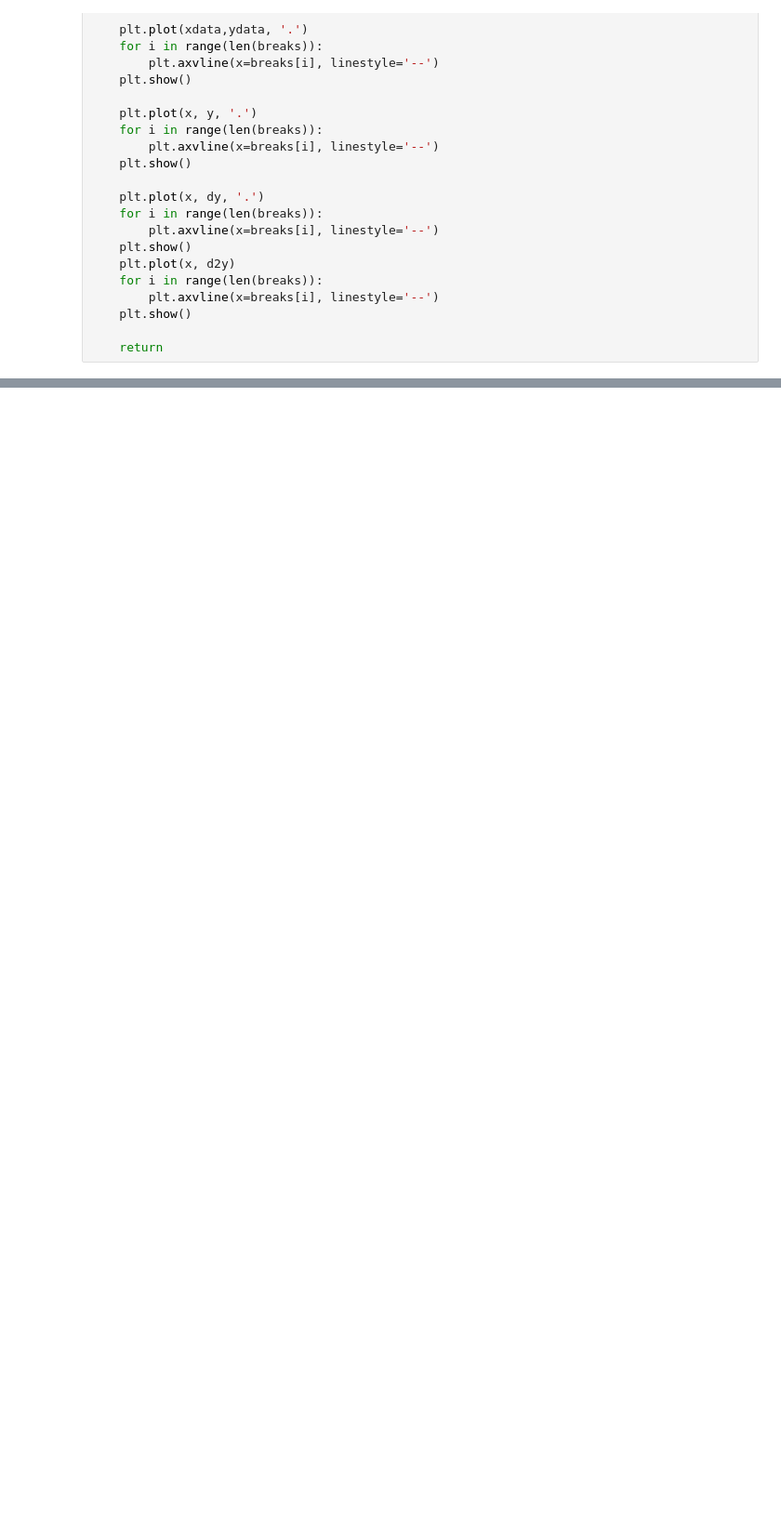
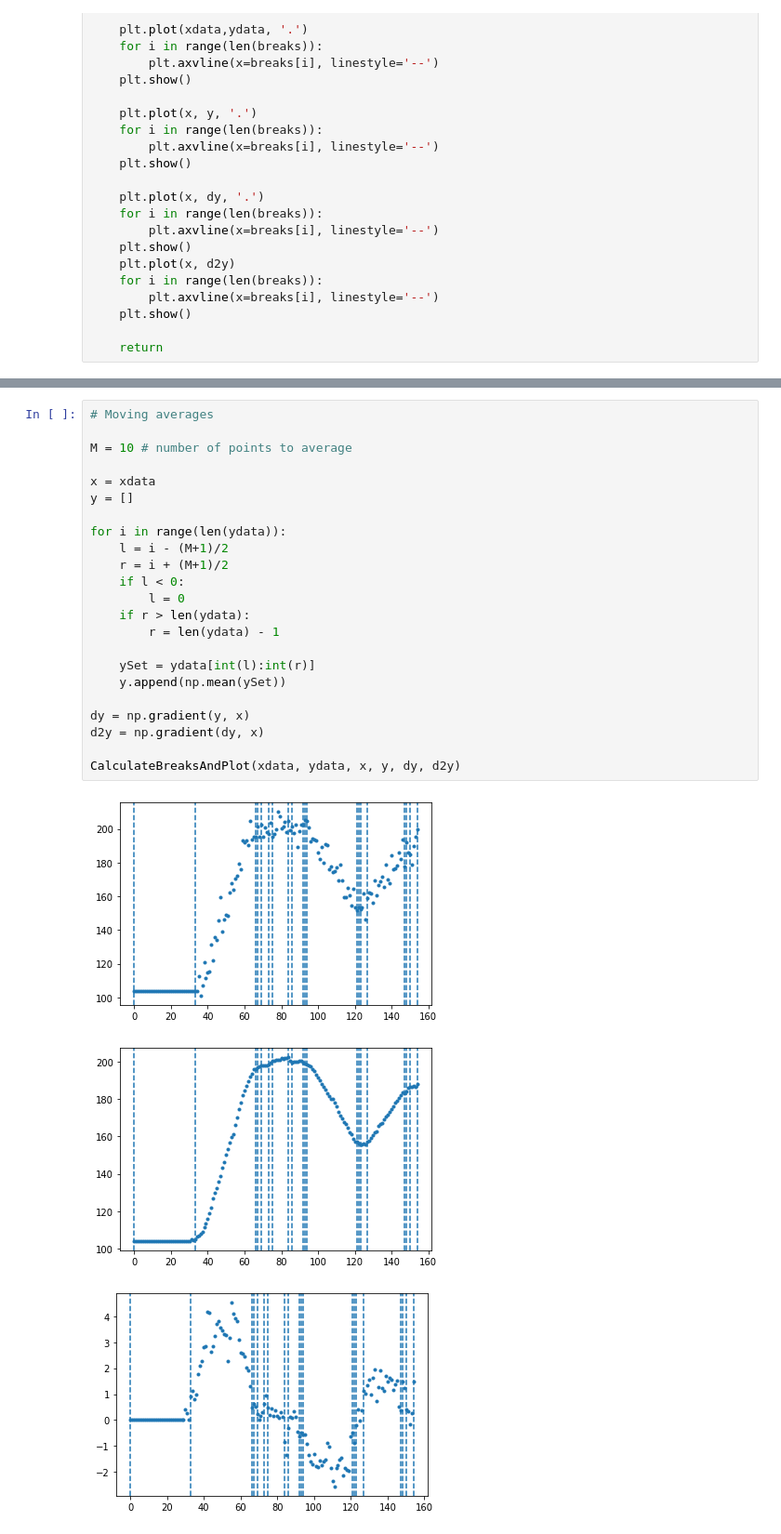
Before and after one commit to jay-r-shah/pwlf, a Jupyter notebook: Averages.ipynb, the cells around one changed output, grey strips where cells are left out. Shown at 93% size. Cells and saved outputs as stored; diff of their text form; blank space fills up the shorter version.

```diff
--- a/Averages.ipynb
+++ b/Averages.ipynb
@@ -92,0 +106,27 @@ CalculateBreaksAndPlot(xdata, ydata, xAvg, yAvg, dyAvg, d2yAvg)
+# %%
+# Moving averages
+
+M = 10 # number of points to average
+
+x = xdata
+y = []
+
+for i in range(len(ydata)):
+    l = i - (M+1)/2
+    r = i + (M+1)/2
+    if l < 0:
+        l = 0
+    if r > len(ydata):
+        r = len(ydata) - 1
+
+    ySet = ydata[int(l):int(r)]
+    y.append(np.mean(ySet))
+
+dy = np.gradient(y, x)
+d2y = np.gradient(dy, x)
+
+CalculateBreaksAndPlot(xdata, ydata, x, y, dy, d2y)
+# %% [output]
+[figure, added]
+[figure, added]
+[figure, added]
```
Also changed, not shown: parts of 4 cells of this notebook, 1 other file.
